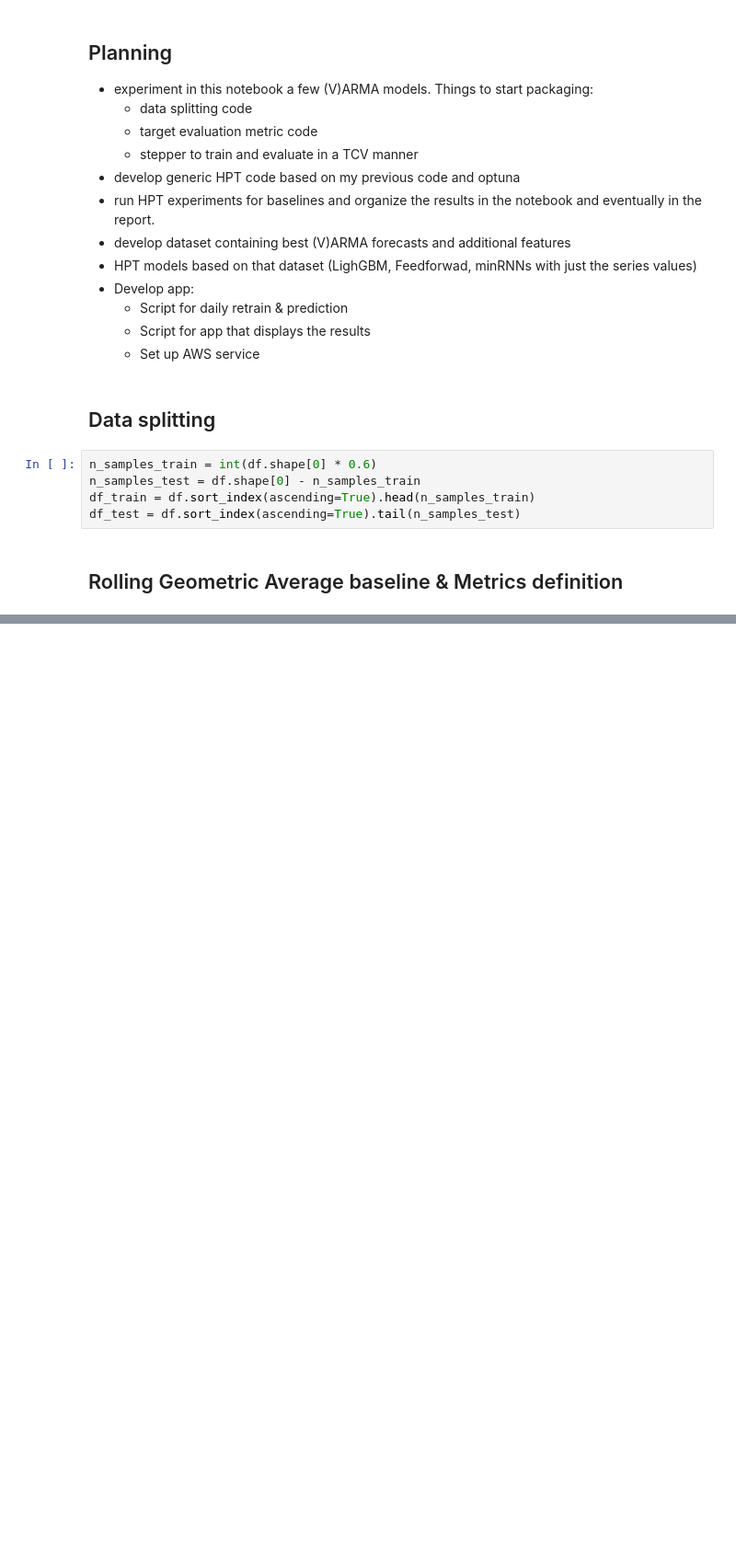
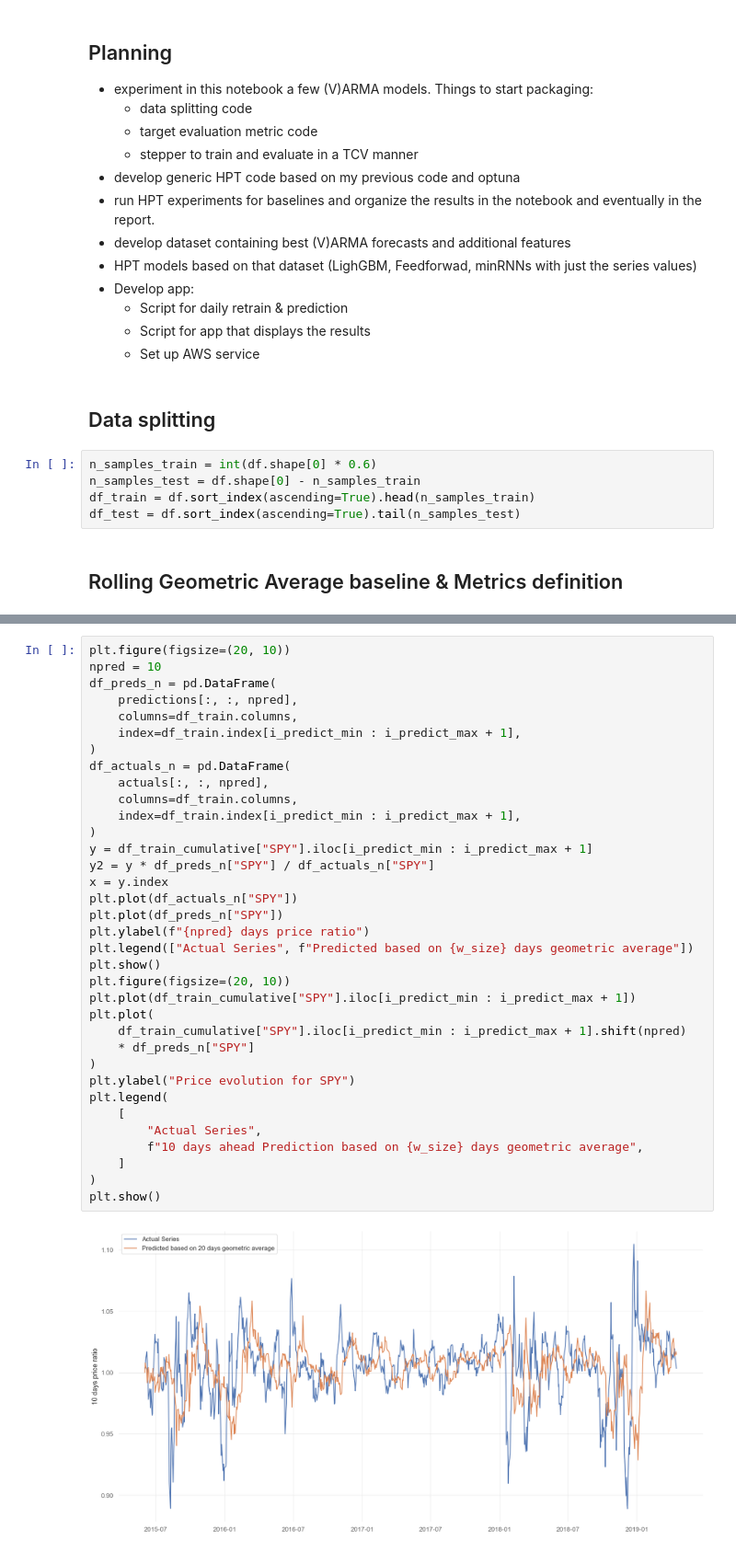
Before and after one commit to marcoopsampaio/aws_ml_eng_project_stock_prediction, a Jupyter notebook: experiments/baselines/arima_baselines.ipynb, the cells around one changed output, grey strips where cells are left out. Shown at 92% size. Cells and saved outputs as stored; diff of their text form; blank space fills up the shorter version.

Commit message:
Extends notebook and packages metrics and stats based baselines

```diff
--- a/experiments/baselines/arima_baselines.ipynb
+++ b/experiments/baselines/arima_baselines.ipynb
@@ -183,0 +208,37 @@ plt.show()
+# %%
+plt.figure(figsize=(20, 10))
+npred = 10
+df_preds_n = pd.DataFrame(
+    predictions[:, :, npred],
+    columns=df_train.columns,
+    index=df_train.index[i_predict_min : i_predict_max + 1],
+)
+df_actuals_n = pd.DataFrame(
+    actuals[:, :, npred],
+    columns=df_train.columns,
+    index=df_train.index[i_predict_min : i_predict_max + 1],
+)
+y = df_train_cumulative["SPY"].iloc[i_predict_min : i_predict_max + 1]
+y2 = y * df_preds_n["SPY"] / df_actuals_n["SPY"]
+x = y.index
+plt.plot(df_actuals_n["SPY"])
+plt.plot(df_preds_n["SPY"])
+plt.ylabel(f"{npred} days price ratio")
+plt.legend(["Actual Series", f"Predicted based on {w_size} days geometric average"])
+plt.show()
+plt.figure(figsize=(20, 10))
+plt.plot(df_train_cumulative["SPY"].iloc[i_predict_min : i_predict_max + 1])
+plt.plot(
+    df_train_cumulative["SPY"].iloc[i_predict_min : i_predict_max + 1].shift(npred)
+    * df_preds_n["SPY"]
+)
+plt.ylabel("Price evolution for SPY")
+plt.legend(
+    [
+        "Actual Series",
+        f"10 days ahead Prediction based on {w_size} days geometric average",
+    ]
+)
+plt.show()
+# %% [output]
+[figure, added]
```
Also changed, not shown: parts of 21 cells of this notebook, 2 other files.
